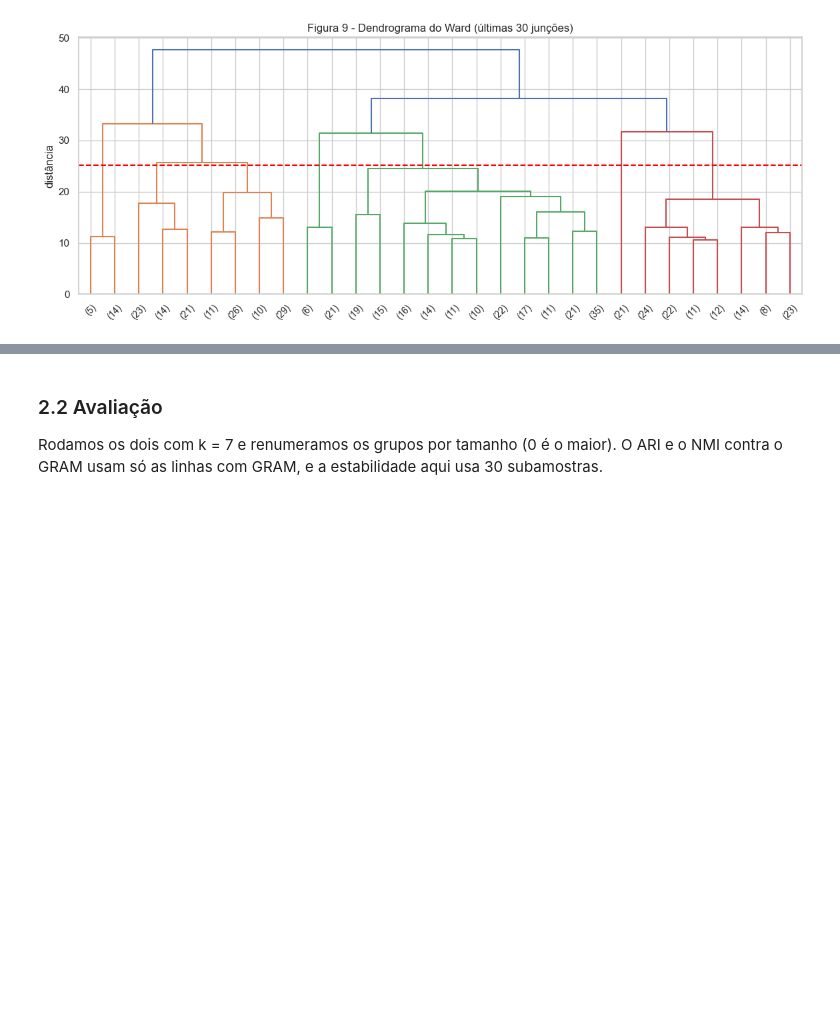
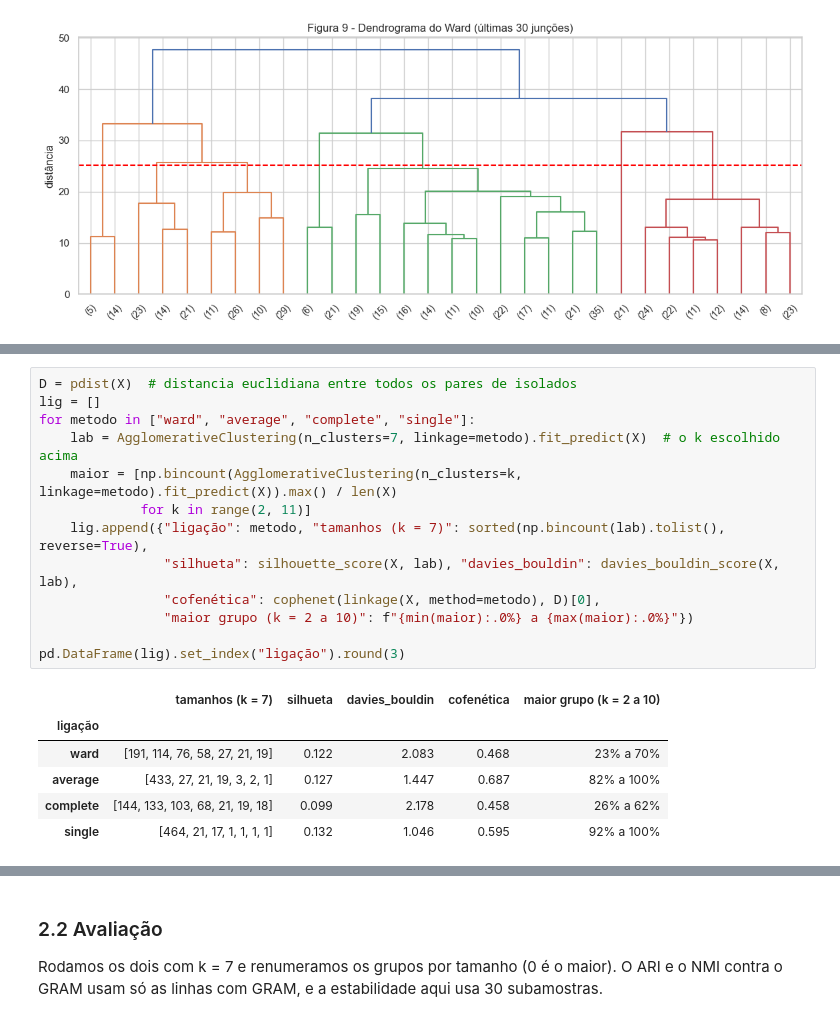
Before and after one commit to dharahadi/t1-aprendizado-maquina, a Jupyter notebook: T1_Regenera.ipynb, the cells around one changed output, grey strips where cells are left out. Saved outputs shown, nothing was run; the diff lists cells and outputs as text; blank space fills up the shorter version.

```diff
--- a/T1_Regenera.ipynb
+++ b/T1_Regenera.ipynb
@@ -604,0 +625,20 @@ Escolhemos k = 7 para os dois. É onde o K-Means tem a maior silhueta (0,146) e
+# %%
+D = pdist(X)  # distancia euclidiana entre todos os pares de isolados
+lig = []
+for metodo in ["ward", "average", "complete", "single"]:
+    lab = AgglomerativeClustering(n_clusters=7, linkage=metodo).fit_predict(X)  # o k escolhido acima
+    maior = [np.bincount(AgglomerativeClustering(n_clusters=k, linkage=metodo).fit_predict(X)).max() / len(X)
+             for k in range(2, 11)]
+    lig.append({"ligação": metodo, "tamanhos (k = 7)": sorted(np.bincount(lab).tolist(), reverse=True),
+                "silhueta": silhouette_score(X, lab), "davies_bouldin": davies_bouldin_score(X, lab),
+                "cofenética": cophenet(linkage(X, method=metodo), D)[0],
+                "maior grupo (k = 2 a 10)": f"{min(maior):.0%} a {max(maior):.0%}"})
+
+pd.DataFrame(lig).set_index("ligação").round(3)
+# %% [output]
+|  | tamanhos (k = 7) | silhueta | davies_bouldin | cofenética | maior grupo (k = 2 a 10) |
+| ligação |  |  |  |  |  |
+| ward | [191, 114, 76, 58, 27, 21, 19] | 0.122 | 2.083 | 0.468 | 23% a 70% |
+| average | [433, 27, 21, 19, 3, 2, 1] | 0.127 | 1.447 | 0.687 | 82% a 100% |
+| complete | [144, 133, 103, 68, 21, 19, 18] | 0.099 | 2.178 | 0.458 | 26% a 62% |
+| single | [464, 21, 17, 1, 1, 1, 1] | 0.132 | 1.046 | 0.595 | 92% a 100% |
```
Also changed, not shown: parts of 18 cells of this notebook.
